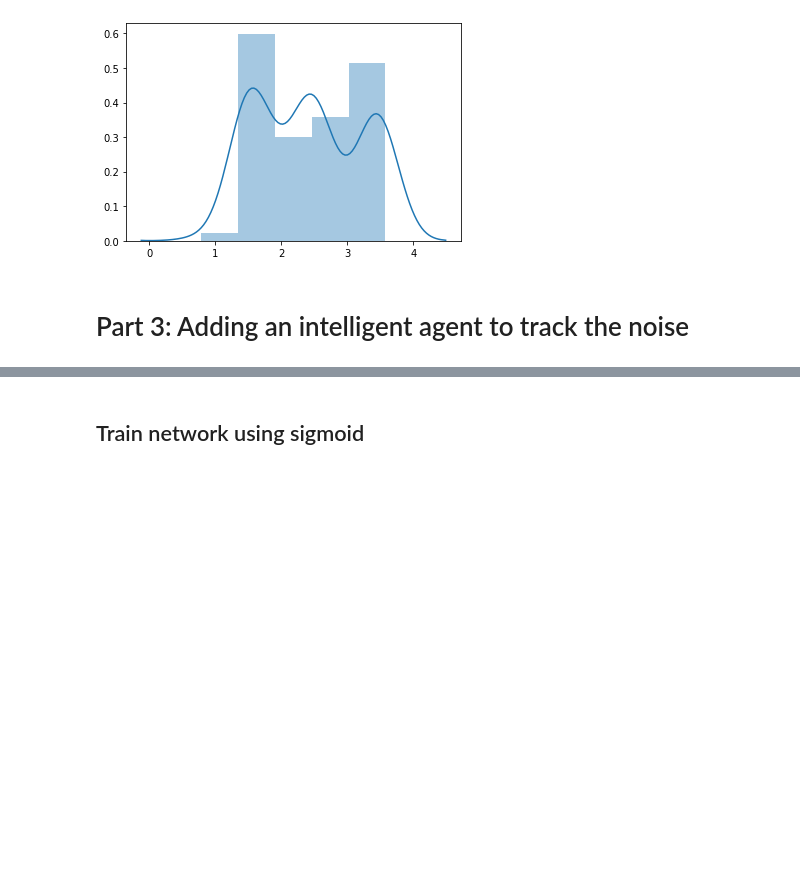
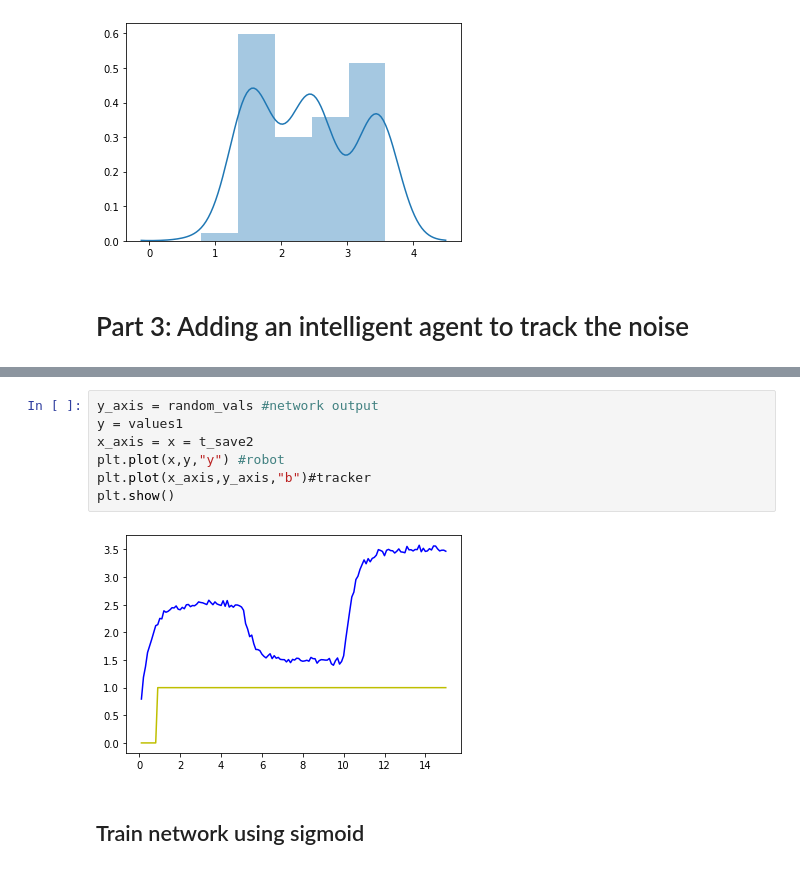
Before and after one commit to Kikumu/Computational-science-practice, a Jupyter notebook: CourseProject/Computational-Science-ACW.ipynb, the cells around one changed output, grey strips where cells are left out. Drawn from its saved outputs; the diff is of its cells as text; blank space fills up the shorter version.

```diff
--- a/CourseProject/Computational-Science-ACW.ipynb
+++ b/CourseProject/Computational-Science-ACW.ipynb
@@ -384,3 +451,12 @@ def triple_converter(array):
+# %%
+y_axis = random_vals #network output
+y = values1
+x_axis = x = t_save2
+plt.plot(x,y,"y") #robot
+plt.plot(x_axis,y_axis,"b")#tracker
+plt.show()
+# %% [output]
+[figure, added]
 # %% [markdown]
 ## Train network using sigmoid
 # %%
```
Also changed, not shown: parts of 42 cells of this notebook.
